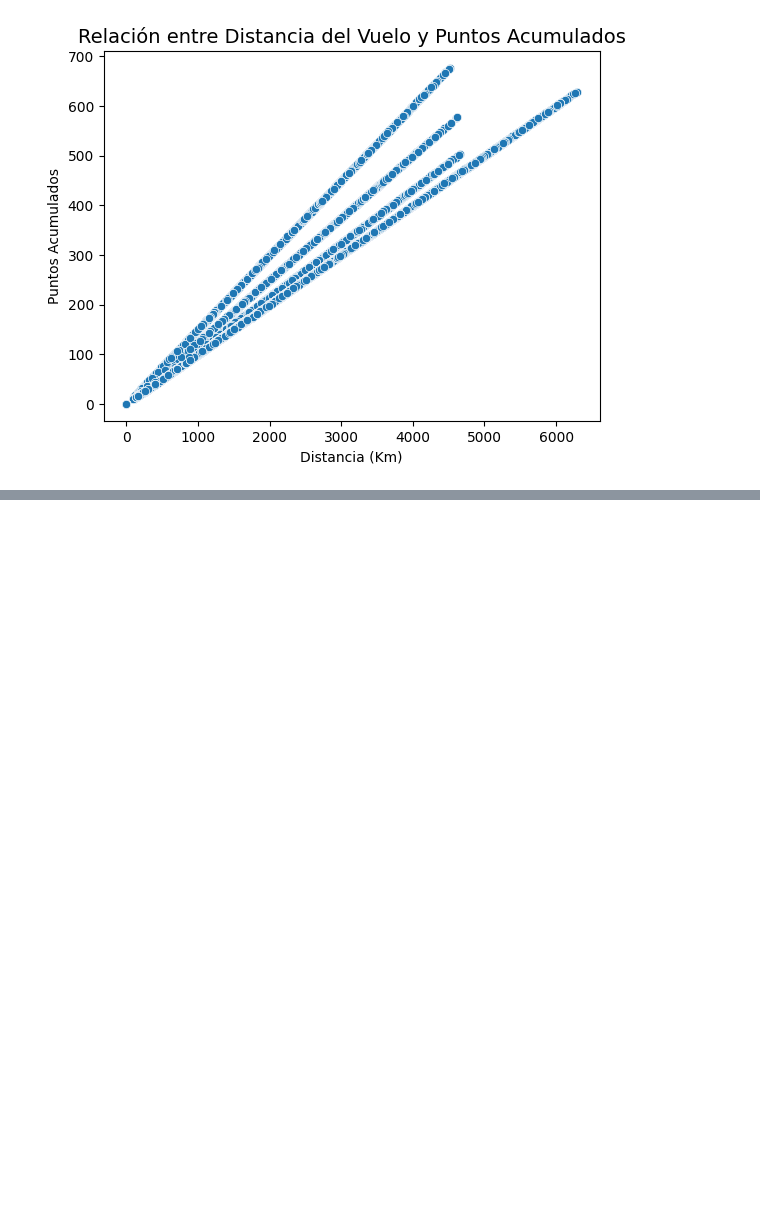
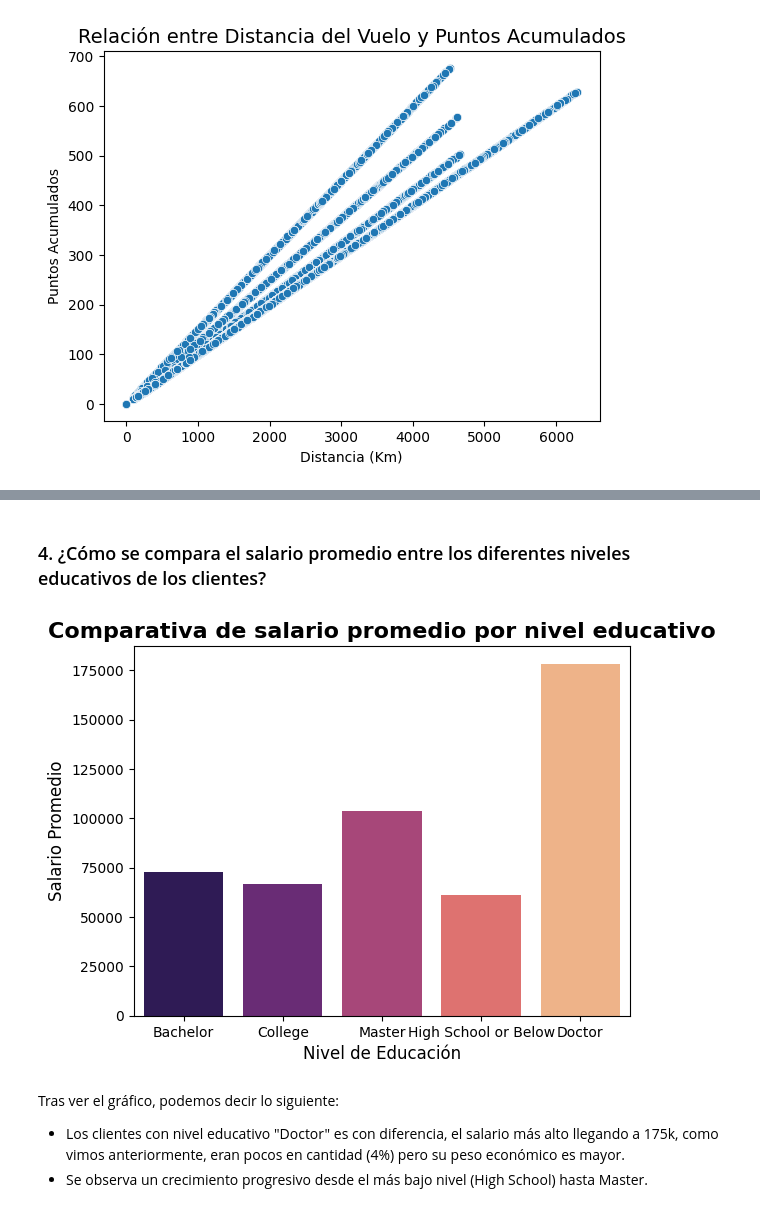
Before and after one commit to Adalab/bda-modulo-3-evaluacion-final-Lumo88-1, a Jupyter notebook: 03 Analisis_estadistico.ipynb, the cells around one changed output, grey strips where cells are left out. Drawn from its saved outputs; the diff is of its cells as text; code cells hidden in the pictures; blank space fills up the shorter version.

```diff
--- a/03 Analisis_estadistico.ipynb
+++ b/03 Analisis_estadistico.ipynb
@@ -268,0 +290,16 @@ plt.show()
+# %% [markdown]
+### 4. ¿Cómo se compara el salario promedio entre los diferentes niveles educativos de los clientes?
+# %%
+sns.barplot(data=df_final,x='education',y='salary',palette='magma',estimator='mean', errorbar=None) # Calculamos el promedio
+plt.title('Comparativa de salario promedio por nivel educativo', fontsize=16, fontweight='bold')
+plt.xlabel('Nivel de Educación', fontsize=12)
+plt.ylabel('Salario Promedio', fontsize=12)
+
+plt.show();
+# %% [output]
+[figure, added]
+# %% [markdown]
+Tras ver el gráfico, podemos decir lo siguiente:
+
+- Los clientes con nivel educativo "Doctor" es con diferencia, el salario más alto llegando a 175k, como vimos anteriormente, eran pocos en cantidad (4%) pero su peso económico es mayor.
+- Se observa un crecimiento progresivo desde el más bajo nivel (High School) hasta Master.
```
Also changed, not shown: parts of 14 cells of this notebook, 1 other file.
